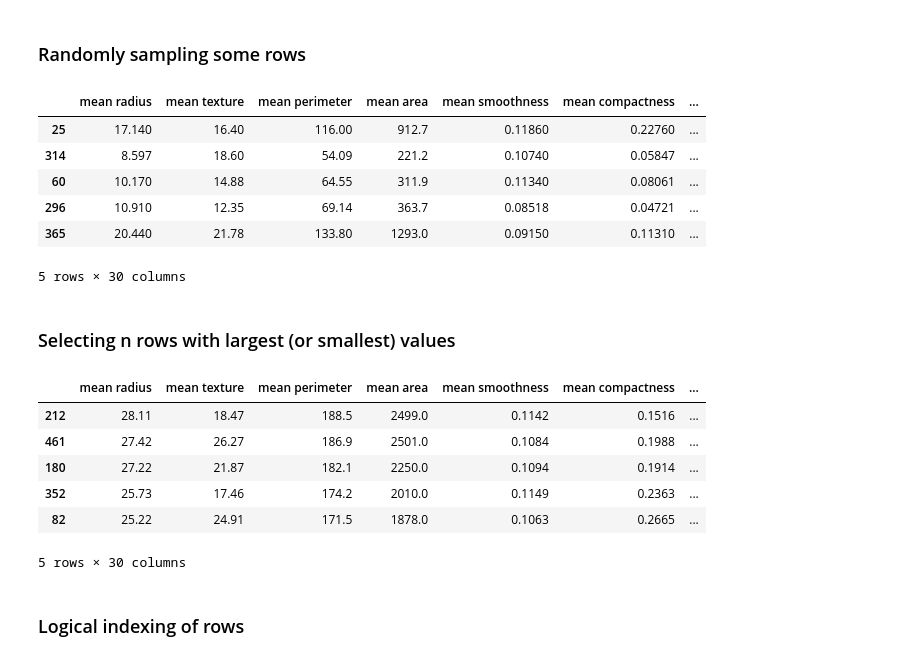
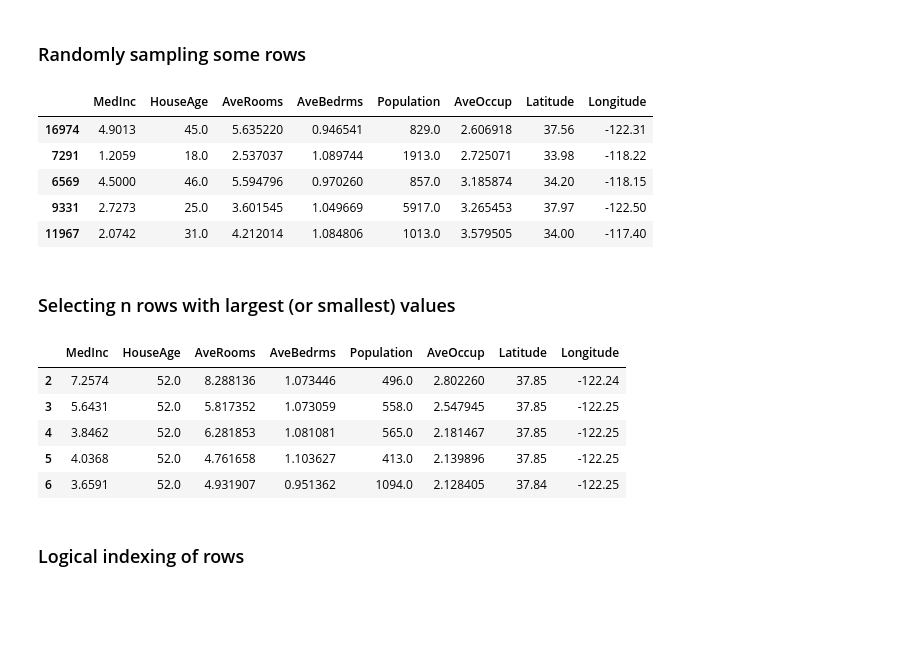
Before and after one commit to MiladQolami/Mathematical-tools-for-neuroscience, a Jupyter notebook: Machine_Learning/IntroToLibraries.ipynb, the cells around one changed output. Cells and saved outputs as stored; diff of their text form; code cells hidden in the pictures; blank space fills up the shorter version.

```diff
--- a/Machine_Learning/IntroToLibraries.ipynb
+++ b/Machine_Learning/IntroToLibraries.ipynb
@@ -79,6 +80,6 @@ pd.pivot(melted_df, index='Name', columns='Subject', values='Score')
 # %% [markdown]
 ### Loading a bigger dataset
 # %%
-from sklearn import datasets
-data = datasets.load_breast_cancer()
-breast_cancer = pd.DataFrame(data.data, columns=data.feature_names)
+data = datasets.fetch_california_housing()  # Load California housing dataset
+
+CalHous = pd.DataFrame(data.data, columns=data.feature_names)
@@ -112,26 +126,24 @@ breast_cancer.head()
 # %% [markdown]
 ### Randomly sampling some rows
 # %%
-breast_cancer.sample(5)
+CalHous.sample(5)
 # %% [output]
-|  | mean radius | mean texture | mean perimeter | mean area | mean smoothness | mean compactness | ... |
-| 25 | 17.140 | 16.40 | 116.00 | 912.7 | 0.11860 | 0.22760 | ... |
-| 314 | 8.597 | 18.60 | 54.09 | 221.2 | 0.10740 | 0.05847 | ... |
-| 60 | 10.170 | 14.88 | 64.55 | 311.9 | 0.11340 | 0.08061 | ... |
-| 296 | 10.910 | 12.35 | 69.14 | 363.7 | 0.08518 | 0.04721 | ... |
-| 365 | 20.440 | 21.78 | 133.80 | 1293.0 | 0.09150 | 0.11310 | ... |
+|  | MedInc | HouseAge | AveRooms | AveBedrms | Population | AveOccup | Latitude | Longitude |
+| 16974 | 4.9013 | 45.0 | 5.635220 | 0.946541 | 829.0 | 2.606918 | 37.56 | -122.31 |
+| 7291 | 1.2059 | 18.0 | 2.537037 | 1.089744 | 1913.0 | 2.725071 | 33.98 | -118.22 |
+| 6569 | 4.5000 | 46.0 | 5.594796 | 0.970260 | 857.0 | 3.185874 | 34.20 | -118.15 |
+| 9331 | 2.7273 | 25.0 | 3.601545 | 1.049669 | 5917.0 | 3.265453 | 37.97 | -122.50 |
+| 11967 | 2.0742 | 31.0 | 4.212014 | 1.084806 | 1013.0 | 3.579505 | 34.00 | -117.40 |
-5 rows × 30 columns
 # %% [markdown]
 ### Selecting n rows with largest (or smallest) values
 # %%
-breast_cancer.nlargest(n=5, columns='mean perimeter')
+CalHous.nlargest(n=5, columns='HouseAge')
 # %% [output]
-|  | mean radius | mean texture | mean perimeter | mean area | mean smoothness | mean compactness | ... |
-| 212 | 28.11 | 18.47 | 188.5 | 2499.0 | 0.1142 | 0.1516 | ... |
-| 461 | 27.42 | 26.27 | 186.9 | 2501.0 | 0.1084 | 0.1988 | ... |
-| 180 | 27.22 | 21.87 | 182.1 | 2250.0 | 0.1094 | 0.1914 | ... |
-| 352 | 25.73 | 17.46 | 174.2 | 2010.0 | 0.1149 | 0.2363 | ... |
-| 82 | 25.22 | 24.91 | 171.5 | 1878.0 | 0.1063 | 0.2665 | ... |
+|  | MedInc | HouseAge | AveRooms | AveBedrms | Population | AveOccup | Latitude | Longitude |
+| 2 | 7.2574 | 52.0 | 8.288136 | 1.073446 | 496.0 | 2.802260 | 37.85 | -122.24 |
+| 3 | 5.6431 | 52.0 | 5.817352 | 1.073059 | 558.0 | 2.547945 | 37.85 | -122.25 |
+| 4 | 3.8462 | 52.0 | 6.281853 | 1.081081 | 565.0 | 2.181467 | 37.85 | -122.25 |
+| 5 | 4.0368 | 52.0 | 4.761658 | 1.103627 | 413.0 | 2.139896 | 37.85 | -122.25 |
+| 6 | 3.6591 | 52.0 | 4.931907 | 0.951362 | 1094.0 | 2.128405 | 37.84 | -122.25 |
-5 rows × 30 columns
 # %% [markdown]
 ### Logical indexing of rows
```
Also changed, not shown: parts of 53 cells of this notebook.
